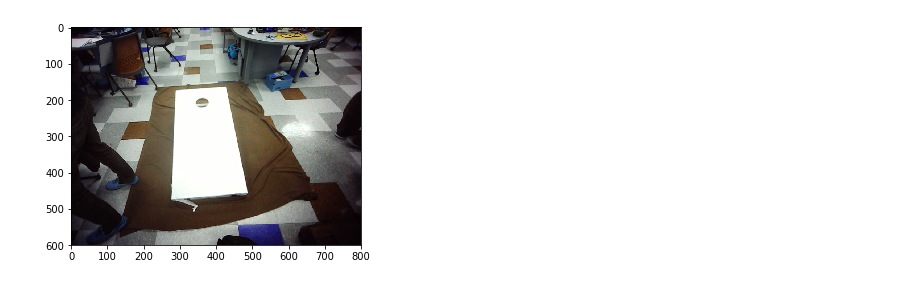
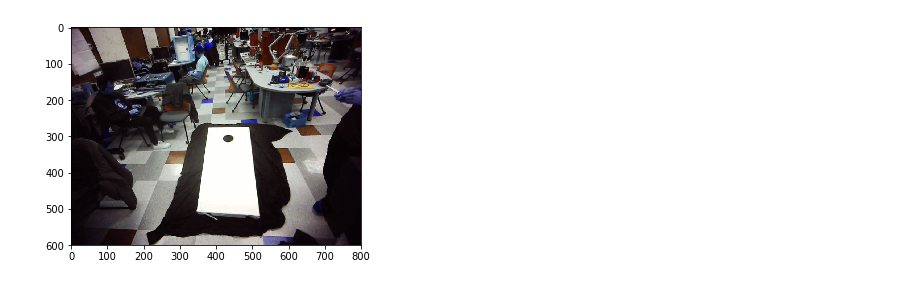
Before and after one commit to awlevin/cornhole-fiesta, a Jupyter notebook: opencv/Cornhole.ipynb, the cells around one changed output. Drawn from its saved outputs; the diff is of its cells as text; code cells hidden in the pictures.

```diff
--- a/opencv/Cornhole.ipynb
+++ b/opencv/Cornhole.ipynb
@@ -5,7 +5,7 @@ from matplotlib import pyplot as plt
 %matplotlib inline
 
 # Load original source
-img = cv.imread('testpics/t5.png')
+img = cv.imread('testpics/t9.png')
 orig = img.copy()
 plt.imshow(img)
 
@@ -23,36 +23,38 @@ def get_cnt_details(cnt):
 
     return details
 
 def print_cnt_details(cnt):
     cnt_dict = get_cnt_details(cnt)
 
     if (cnt_dict is None):
         return
 
     cx = cnt_dict['cx']
     cy = cnt_dict['cy']
     area = cnt_dict['area']
     perimeter = cnt_dict['perimeter']
 
     print('cx: ', cx, '\tcy: ', cy, '\tarea: ', area, '\tperimeter: ', perimeter)
 
 def cnt_is_circular(cnt):
     cnt_det = get_cnt_details(cnt)
     if (cnt_det is None):
         return False
     area = cnt_det['area']
+    perimeter = cnt_det['perimeter']
     approx = cv.approxPolyDP(cnt,0.01*cv.arcLength(cnt,True),True)
-    return True if (area > 200 and area < 1000 and len(approx) > 8) else False
+    return True if (len(approx) > 8 and perimeter < 1000) else False
+"""area > 200 and area < 1000 and"""
 
 def cnt_is_board(cnt):
     cnt_det = get_cnt_details(cnt)
     if (cnt_det is None):
         return False
     area = cnt_det['area']
     approx = cv.approxPolyDP(cnt,0.01*cv.arcLength(cnt,True),True)
-    return True if (area > 1000 and len(approx) < 8) else False
+    return True if (area > 1000 and area < 30000 and len(approx) < 8) else False
 # %% [output]
-[figure, old version]
+[figure, new version]
 # %%
 ex = img.copy()
 mask = np.zeros(img.shape[:2], np.uint8)
```
Also changed, not shown: parts of 2 cells of this notebook, 12 other files.
